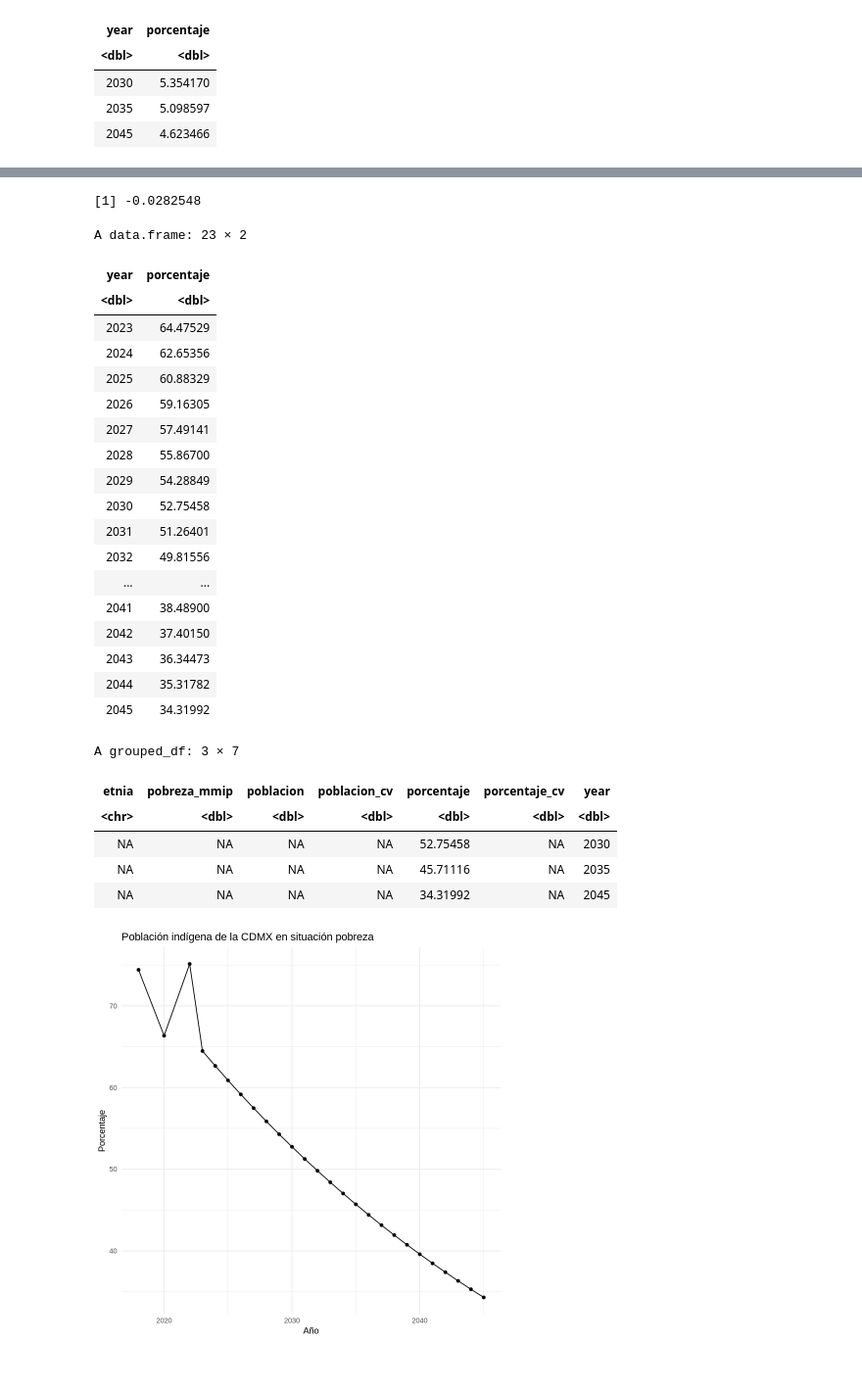
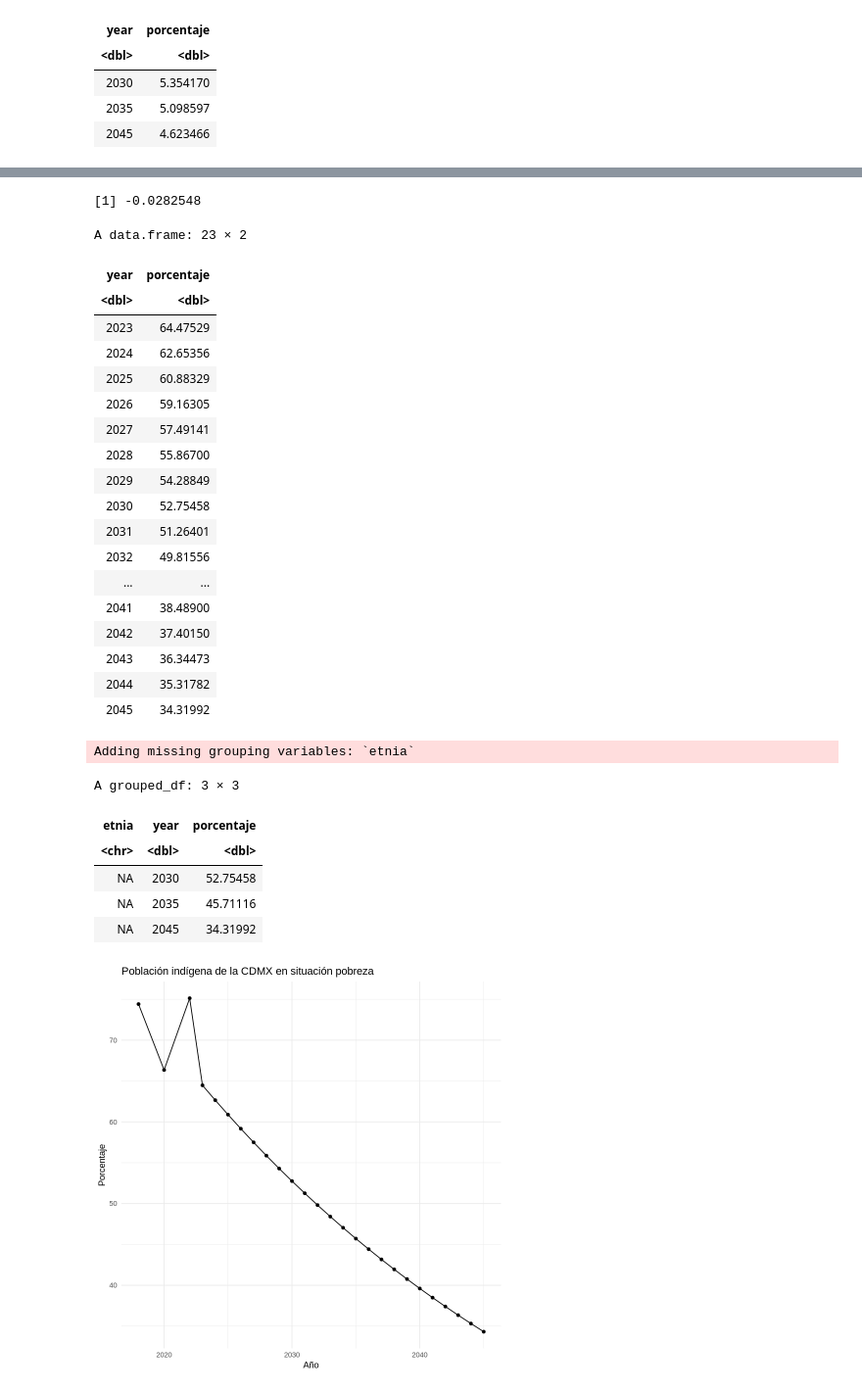
Before and after one commit to cpyp-ipdp/pgd_cdmx, a Jupyter notebook: indicadores/pueblos_indigenas/indicadores_pueblos_indigenas.ipynb, the cells around one changed output, grey strips where cells are left out. Shown: that part at 98% size. Drawn from its saved outputs; the diff is of its cells as text; code cells hidden in the pictures.

```diff
--- a/indicadores/pueblos_indigenas/indicadores_pueblos_indigenas.ipynb
+++ b/indicadores/pueblos_indigenas/indicadores_pueblos_indigenas.ipynb
@@ -650,7 +651,8 @@ proyecciones_pobreza <- data.frame(year = seq(2023, 2045, by = 1))
 proyecciones_pobreza$porcentaje <- valor_final * (1 + tasa_crecimiento_pobreza)^(proyecciones_pobreza$year - 2022)
 proyecciones_pobreza
 
-datos_proyectados_pobreza <- rbind(tabla_pobreza, proyecciones_pobreza)
+datos_proyectados_pobreza <- rbind(tabla_pobreza, proyecciones_pobreza)%>%
+  select(year,porcentaje)
 
 #Gráfica
 ggplot(datos_proyectados_pobreza, aes(x = year, y = porcentaje)) +
@@ -658,37 +660,38 @@ ggplot(datos_proyectados_pobreza, aes(x = year, y = porcentaje)) +
   geom_point() +
   labs(title = "Población indígena de la CDMX en situación pobreza",
        x = "Año",
        y = "Porcentaje") +
   theme_minimal()
 
 #Datos 2030, 2035 y 2045
 datos_proyectados_pobreza %>% filter(year %in% c(2030, 2035, 2045))
 # %% [output]
 [1] "Se estima una tasa de crecimiento promedio anual para utilizarse como base en la proyección de metas a 2025"
 [1] -0.0282548
 A data.frame: 23 × 2
 | year | porcentaje |
 | <dbl> | <dbl> |
 | 2023 | 64.47529 |
 | 2024 | 62.65356 |
 | 2025 | 60.88329 |
 | 2026 | 59.16305 |
 | 2027 | 57.49141 |
 | 2028 | 55.86700 |
 | 2029 | 54.28849 |
 | 2030 | 52.75458 |
 | 2031 | 51.26401 |
 | 2032 | 49.81556 |
 | ... | ... |
 | 2041 | 38.48900 |
 | 2042 | 37.40150 |
 | 2043 | 36.34473 |
 | 2044 | 35.31782 |
 | 2045 | 34.31992 |
-A grouped_df: 3 × 7
+Adding missing grouping variables: `etnia`
+A grouped_df: 3 × 3
-| etnia | pobreza_mmip | poblacion | poblacion_cv | porcentaje | porcentaje_cv | year |
-| <chr> | <dbl> | <dbl> | <dbl> | <dbl> | <dbl> | <dbl> |
-| NA | NA | NA | NA | 52.75458 | NA | 2030 |
-| NA | NA | NA | NA | 45.71116 | NA | 2035 |
-| NA | NA | NA | NA | 34.31992 | NA | 2045 |
+| etnia | year | porcentaje |
+| <chr> | <dbl> | <dbl> |
+| NA | 2030 | 52.75458 |
+| NA | 2035 | 45.71116 |
+| NA | 2045 | 34.31992 |
 [figure]
```
Also changed, not shown: parts of 18 cells of this notebook.
